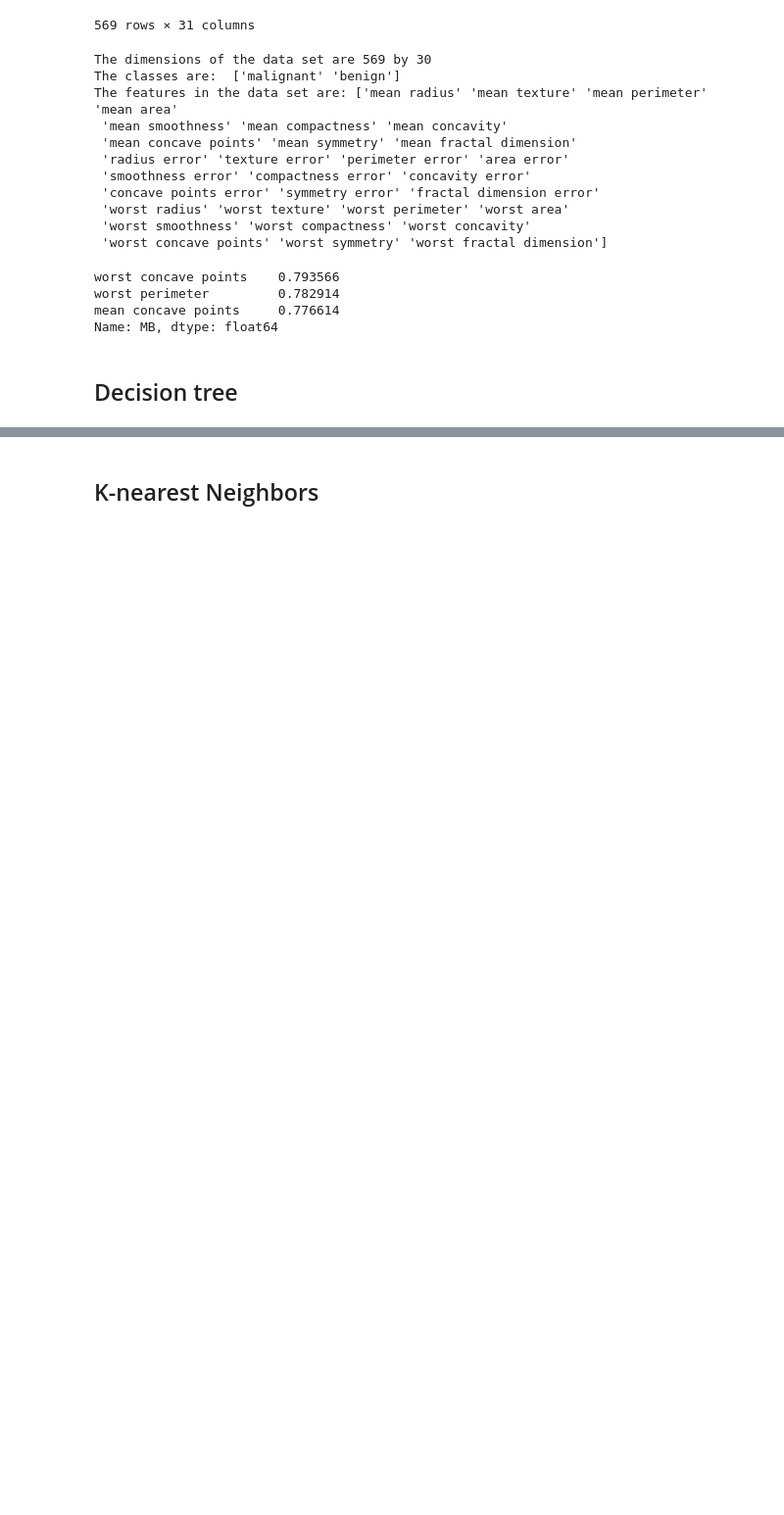
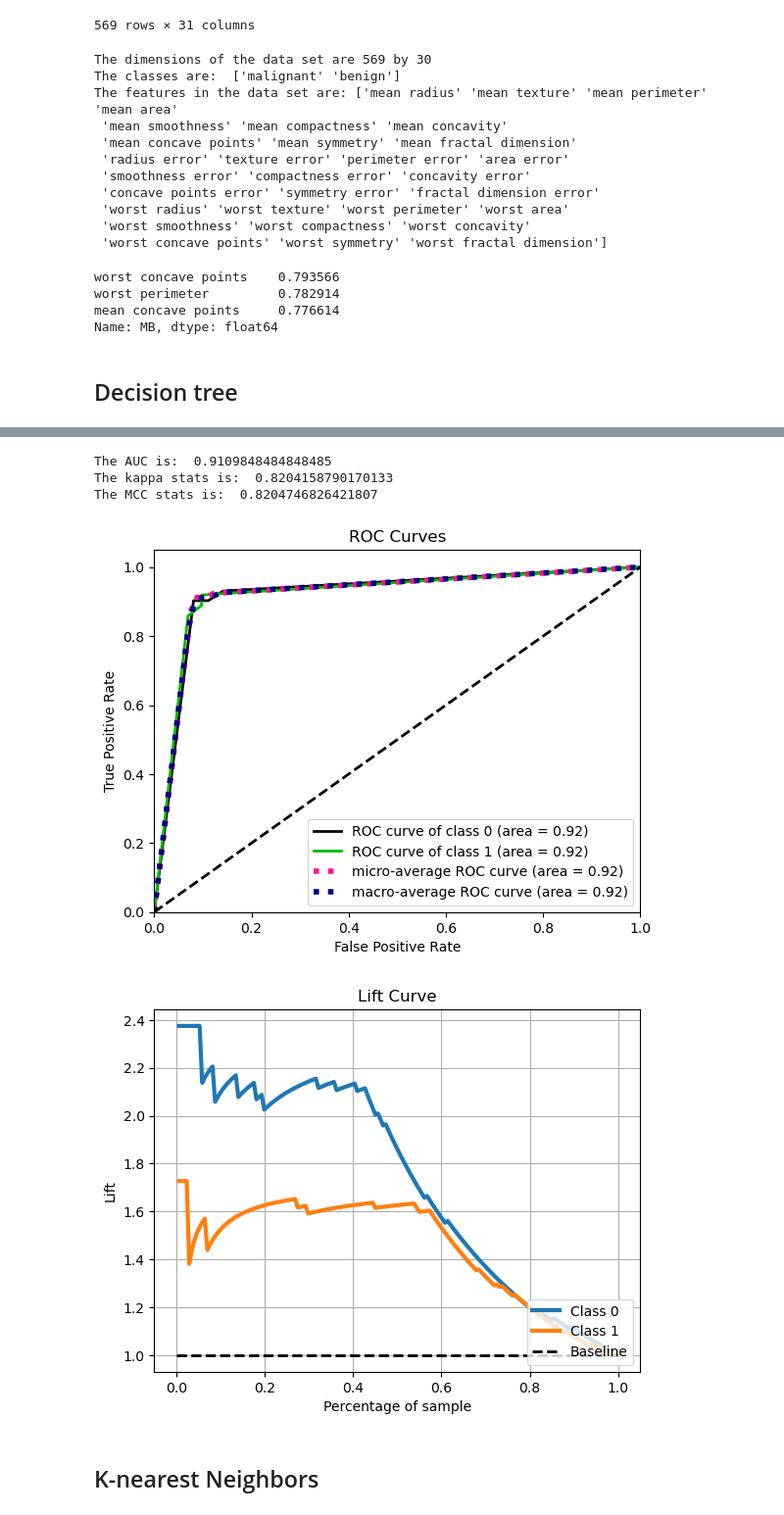
Before and after one commit to clairetsao/Breast-Cancer-Prediction, a Jupyter notebook: breast_cancer_prediction.ipynb, the cells around one changed output, grey strips where cells are left out. Shown: that part at 98% size. Cells and saved outputs as stored; diff of their text form; code cells hidden in the pictures; blank space fills up the shorter version.

```diff
--- a/breast_cancer_prediction.ipynb
+++ b/breast_cancer_prediction.ipynb
@@ -108,13 +92,19 @@ In conclusion, 4 would be the optimal hyperparameter for the decision tree model
 # %%
-# Build the final decision tree model.
-clf = DecisionTreeClassifier(criterion="entropy", max_depth=4, random_state=23)
-clf.fit(X_train, y_train)
-y_pred = clf.predict(X_test)
+# Tuning hyperparameters
+criterions = ['gini', 'entropy']
+d_rng =  list(range(1,10)) # max_depth
+s_rng = list(range(2,10)) # min_samples_split
+t_grid = dict(criterion = criterions,max_depth = d_rng,min_samples_split = s_rng)
 
-# Evaluate performance by model goodness
-tree_acc_scores = accuracy_score(y_test, y_pred)
-print('Predictive Accuracy of decision tree model: ', tree_acc_scores)
-print('\n')
-print('Confusion matrix: \n', confusion_matrix(y_test, y_pred))
-print('\n')
-print('Classification report:''\n', classification_report(y_test, y_pred))
+# model
+tree = DecisionTreeClassifier()
+
+# non-nested parameter search and scoring
+tree_grid = GridSearchCV(tree, t_grid, cv=inner_cv, scoring='accuracy')
+
+# train the model
+tree_grid.fit(X_train, y_train)
+y_pred = tree_grid.predict(X_test)
+
+# nested CV with parameter opitimization
+tree_score = cross_val_score(tree_grid,X=x,y=y, cv=outer_cv)
@@ -147,3 +148,24 @@ plt.show()
+# %%
+# AUC
+fpr, tpr, threshold = roc_curve(y_test, y_pred)
+auc = metrics.auc(fpr, tpr)
+print("The AUC is: ", auc)
+print("The kappa stats is: ", cohen_kappa_score(y_test, y_pred))
+print("The MCC stats is: ", matthews_corrcoef(y_test, y_pred))
+
+# ROC curve
+predicted_probas_tree = tree_grid.predict_proba(X_test)
+skplt.metrics.plot_roc(y_test, predicted_probas_tree)
+
+# Lift curve
+skplt.metrics.plot_lift_curve(y_test, predicted_probas_tree)
+plt.show()
+# %% [output]
+The AUC is:  0.9109848484848485
+The kappa stats is:  0.8204158790170133
+The MCC stats is:  0.8204746826421807
+[figure, added]
+[figure, added]
 # %% [markdown]
 ## K-nearest Neighbors
 # %%
```
Also changed, not shown: parts of 24 cells of this notebook.
